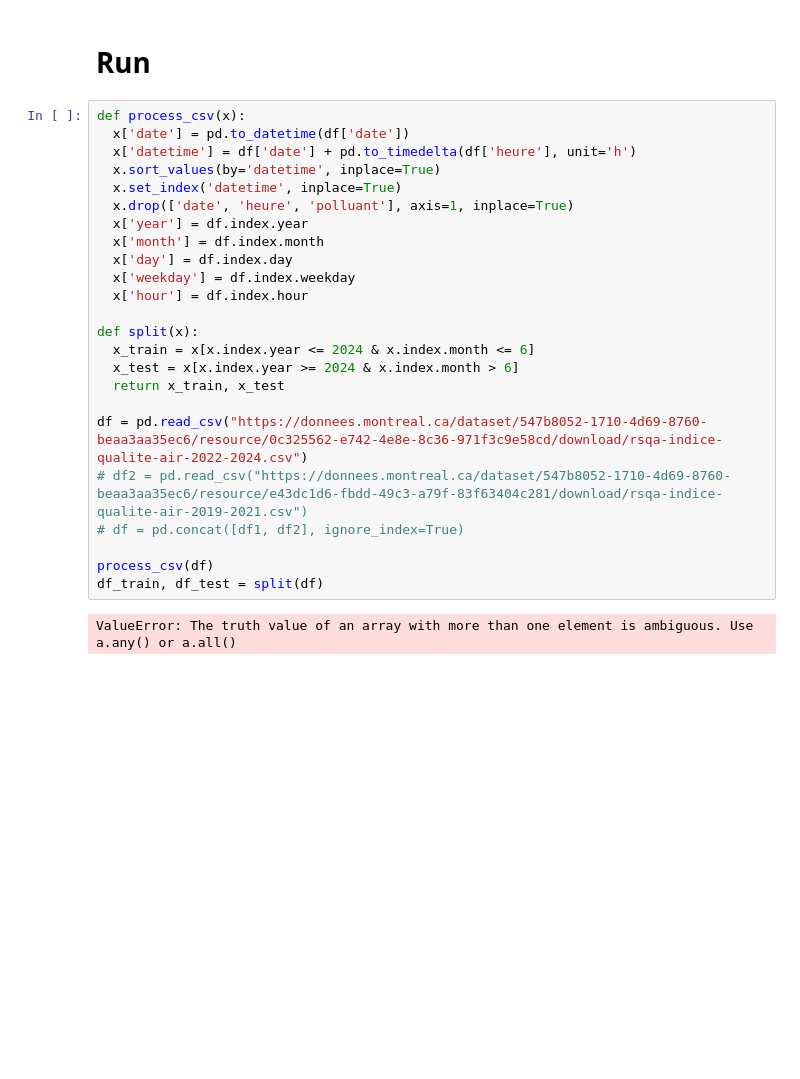
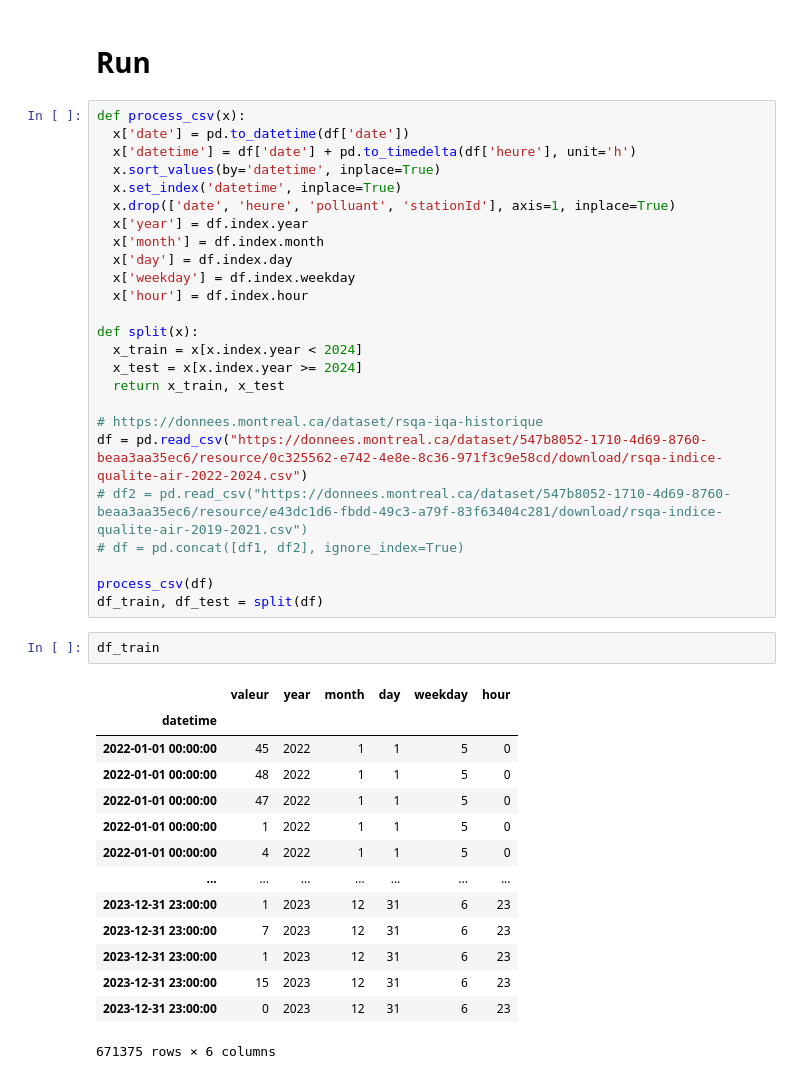
Before and after one commit to Magellol/montreal-aqi-predictions, a Jupyter notebook: index.ipynb, the cells around one changed output. Drawn from its saved outputs; the diff is of its cells as text; blank space fills up the shorter version.

```diff
--- a/index.ipynb
+++ b/index.ipynb
@@ -65,7 +65,7 @@ def process_csv(x):
   x['datetime'] = df['date'] + pd.to_timedelta(df['heure'], unit='h')
   x.sort_values(by='datetime', inplace=True)
   x.set_index('datetime', inplace=True)
-  x.drop(['date', 'heure', 'polluant'], axis=1, inplace=True)
+  x.drop(['date', 'heure', 'polluant', 'stationId'], axis=1, inplace=True)
   x['year'] = df.index.year
   x['month'] = df.index.month
   x['day'] = df.index.day
@@ -73,18 +73,34 @@ def process_csv(x):
   x['hour'] = df.index.hour
 
 def split(x):
-  x_train = x[x.index.year <= 2024 & x.index.month <= 6]
-  x_test = x[x.index.year >= 2024 & x.index.month > 6]
+  x_train = x[x.index.year < 2024]
+  x_test = x[x.index.year >= 2024]
   return x_train, x_test
 
+# https://donnees.montreal.ca/dataset/rsqa-iqa-historique
 df = pd.read_csv("https://donnees.montreal.ca/dataset/547b8052-1710-4d69-8760-beaa3aa35ec6/resource/0c325562-e742-4e8e-8c36-971f3c9e58cd/download/rsqa-indice-qualite-air-2022-2024.csv")
 # df2 = pd.read_csv("https://donnees.montreal.ca/dataset/547b8052-1710-4d69-8760-beaa3aa35ec6/resource/e43dc1d6-fbdd-49c3-a79f-83f63404c281/download/rsqa-indice-qualite-air-2019-2021.csv")
 # df = pd.concat([df1, df2], ignore_index=True)
 
 process_csv(df)
 df_train, df_test = split(df)
-# %% [output]
-ValueError: The truth value of an array with more than one element is ambiguous. Use a.any() or a.all()
+# %%
+df_train
+# %% [output]
+|  | valeur | year | month | day | weekday | hour |
+| datetime |  |  |  |  |  |  |
+| 2022-01-01 00:00:00 | 45 | 2022 | 1 | 1 | 5 | 0 |
+| 2022-01-01 00:00:00 | 48 | 2022 | 1 | 1 | 5 | 0 |
+| 2022-01-01 00:00:00 | 47 | 2022 | 1 | 1 | 5 | 0 |
+| 2022-01-01 00:00:00 | 1 | 2022 | 1 | 1 | 5 | 0 |
+| 2022-01-01 00:00:00 | 4 | 2022 | 1 | 1 | 5 | 0 |
+| ... | ... | ... | ... | ... | ... | ... |
+| 2023-12-31 23:00:00 | 1 | 2023 | 12 | 31 | 6 | 23 |
+| 2023-12-31 23:00:00 | 7 | 2023 | 12 | 31 | 6 | 23 |
+| 2023-12-31 23:00:00 | 1 | 2023 | 12 | 31 | 6 | 23 |
+| 2023-12-31 23:00:00 | 15 | 2023 | 12 | 31 | 6 | 23 |
+| 2023-12-31 23:00:00 | 0 | 2023 | 12 | 31 | 6 | 23 |
+671375 rows × 6 columns
 # %%
 dls = to = TabularPandas(
   df_train,
```
Also changed, not shown: parts of 4 cells of this notebook.
